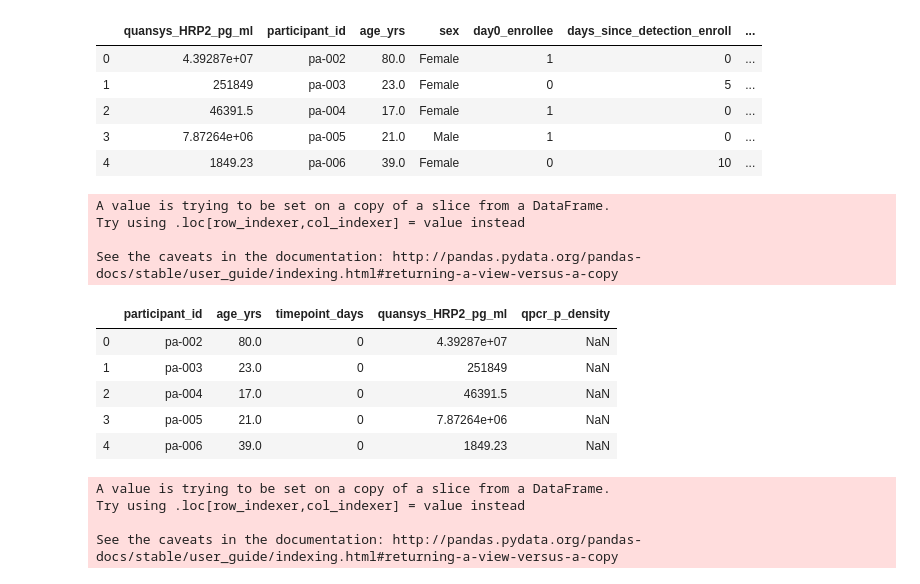
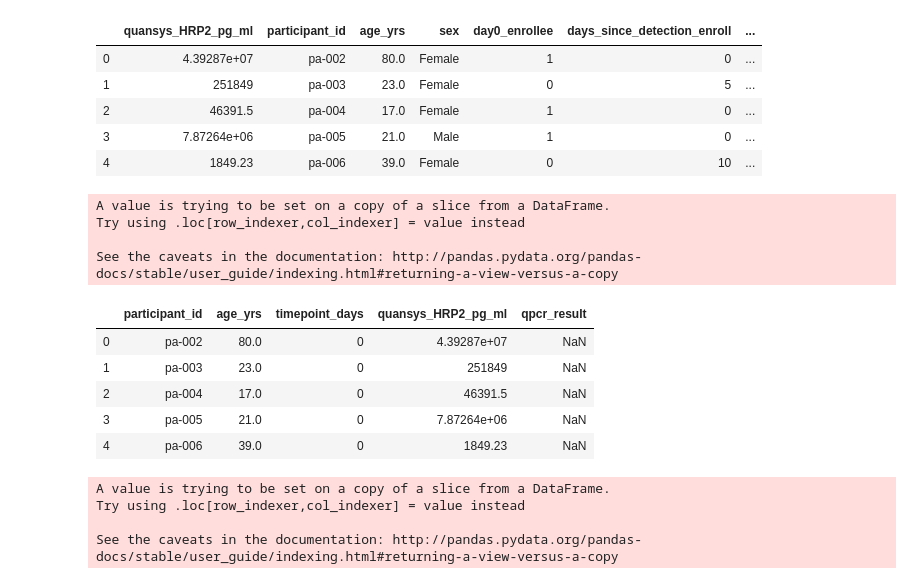
Before and after one commit to MACEPA/DIAMETER, a Jupyter notebook: ipynbs/processing/namibia_PCR_update_method.ipynb, the cells around one changed output. Saved outputs shown, nothing was run; the diff lists cells and outputs as text; code cells hidden in the pictures.

```diff
--- a/ipynbs/processing/namibia_PCR_update_method.ipynb
+++ b/ipynbs/processing/namibia_PCR_update_method.ipynb
@@ -77,3 +72,7 @@ hrp2_df.head()
+# %%
+hrp2_result_vars = [col for col in hrp2_result_df.columns if col.isdigit()]
+hrp2_result_df = pd.melt(hrp2_result_df, id_vars=core_cols, value_vars=hrp2_result_vars,
+                         var_name='timepoint_days', value_name='HRP2_result')
 # %%
 qpcr_vars = [col for col in qpcr_df.columns if col.isdigit()]
 qpcr_df = pd.melt(qpcr_df, id_vars=core_cols, value_vars=qpcr_vars,
@@ -89,3 +80,7 @@ qpcr_df.head()
+# %%
+qpcr_result_vars = [col for col in qpcr_result_df.columns if col.isdigit()]
+qpcr_result_df = pd.melt(qpcr_result_df, id_vars=core_cols, value_vars=qpcr_result_vars,
+                         var_name='timepoint_days', value_name='qpcr_result')
 # %%
 def compare_clean(val):
     if isinstance(val, str):
@@ -97,3 +92,8 @@ def compare_clean(val):
         return val
     else:
         raise
+# %%
+combo1 = pd.merge(hrp2_df, qpcr_df, how='outer')
+combo2 = pd.merge(combo1, hrp2_result_df, how='outer')
+combo_df = pd.merge(combo2, qpcr_result_df, how='outer')
+combo_df.head()
@@ -100,12 +107,12 @@ def compare_clean(val):
 # %%
-combo_df = pd.merge(hrp2_df, qpcr_df, how='outer')
+# combo_df = pd.merge(hrp2_df, qpcr_result_df, how='outer')
 combo_df['pa_id'] = combo_df['pa_id'].apply(str.lower)
 combo_df['timepoint_days'] = combo_df['timepoint_days'].apply(int)
-combo_df = combo_df.loc[~combo_df['hrp2_pg_ml'].isnull()]
-combo_df['hrp2_pg_ml'] = combo_df['hrp2_pg_ml'].apply(compare_clean)
+combo_df = combo_df.loc[~combo_df['quansys_HRP2_pg_ml'].isnull()]
+combo_df['quansys_HRP2_pg_ml'] = combo_df['quansys_HRP2_pg_ml'].apply(compare_clean)
 combo_df.loc[combo_df['timepoint_days'] != 0, 'timepoint_days'] = combo_df['timepoint_days'].subtract(
     combo_df['days_since_detection_enroll'])
-combo_df.rename(columns={'pa_id': 'participant_id', 'age': 'age_yrs', 'hrp2_pg_ml': 'quansys_HRP2_pg_ml'}, inplace=True)
+combo_df.rename(columns={'pa_id': 'participant_id', 'age': 'age_yrs'}, inplace=True)
 combo_df.head()
 # %% [output]
 |  | participant_id | age_yrs | sex | day0_enrollee | days_since_detection_enroll | time_to_negativity_urdt | ... |
@@ -146,15 +155,15 @@ check.head()
 | 3 | 7.87264e+06 | pa-005 | 21.0 | Male | 1 | 0 | ... |
 | 4 | 1849.23 | pa-006 | 39.0 | Female | 0 | 10 | ... |
 # %%
-for_merge = check[['participant_id', 'age_yrs', 'timepoint_days', 'quansys_HRP2_pg_ml', 'qpcr_p_density']]
+for_merge = check[['participant_id', 'age_yrs', 'timepoint_days', 'quansys_HRP2_pg_ml', 'qpcr_result']]
 for_merge['timepoint_days'] = for_merge['timepoint_days'].apply(int)
 for_merge.head()
 # %% [output]
 A value is trying to be set on a copy of a slice from a DataFrame.
 Try using .loc[row_indexer,col_indexer] = value instead
 
 See the caveats in the documentation: http://pandas.pydata.org/pandas-docs/stable/user_guide/indexing.html#returning-a-view-versus-a-copy
-|  | participant_id | age_yrs | timepoint_days | quansys_HRP2_pg_ml | qpcr_p_density |
+|  | participant_id | age_yrs | timepoint_days | quansys_HRP2_pg_ml | qpcr_result |
 | 0 | pa-002 | 80.0 | 0 | 4.39287e+07 | NaN |
 | 1 | pa-003 | 23.0 | 0 | 251849 | NaN |
 | 2 | pa-004 | 17.0 | 0 | 46391.5 | NaN |
```
Also changed, not shown: parts of 18 cells of this notebook, 1 other file.
